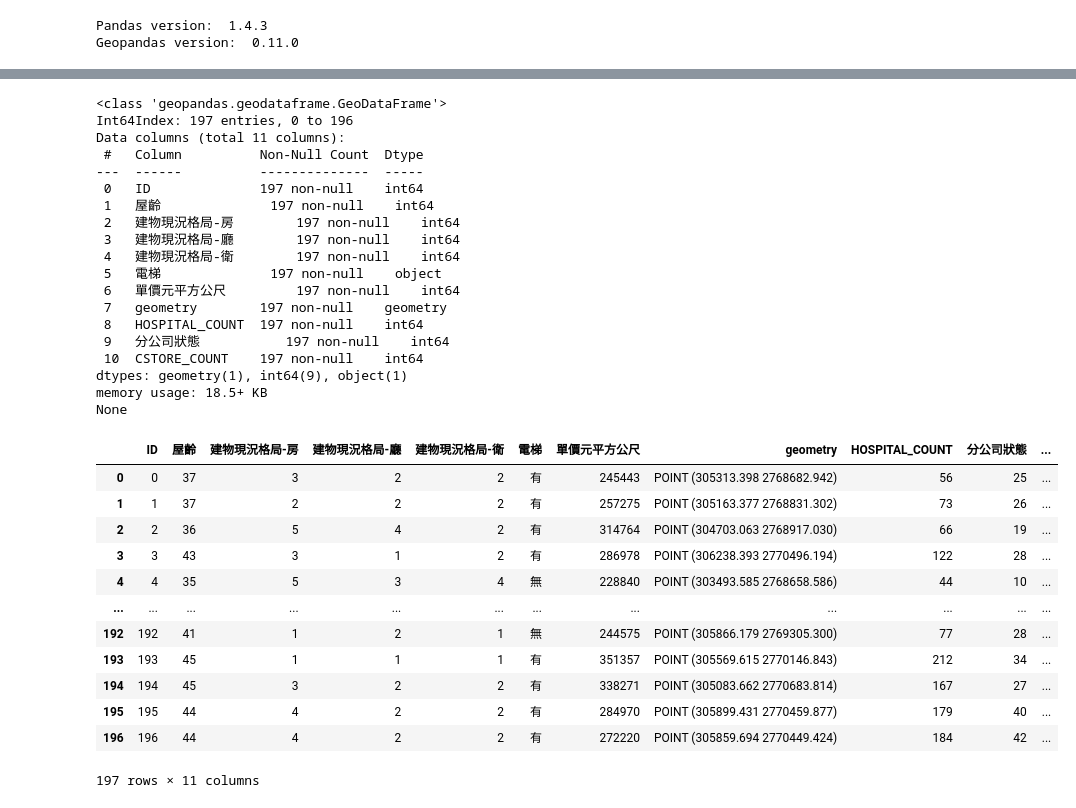
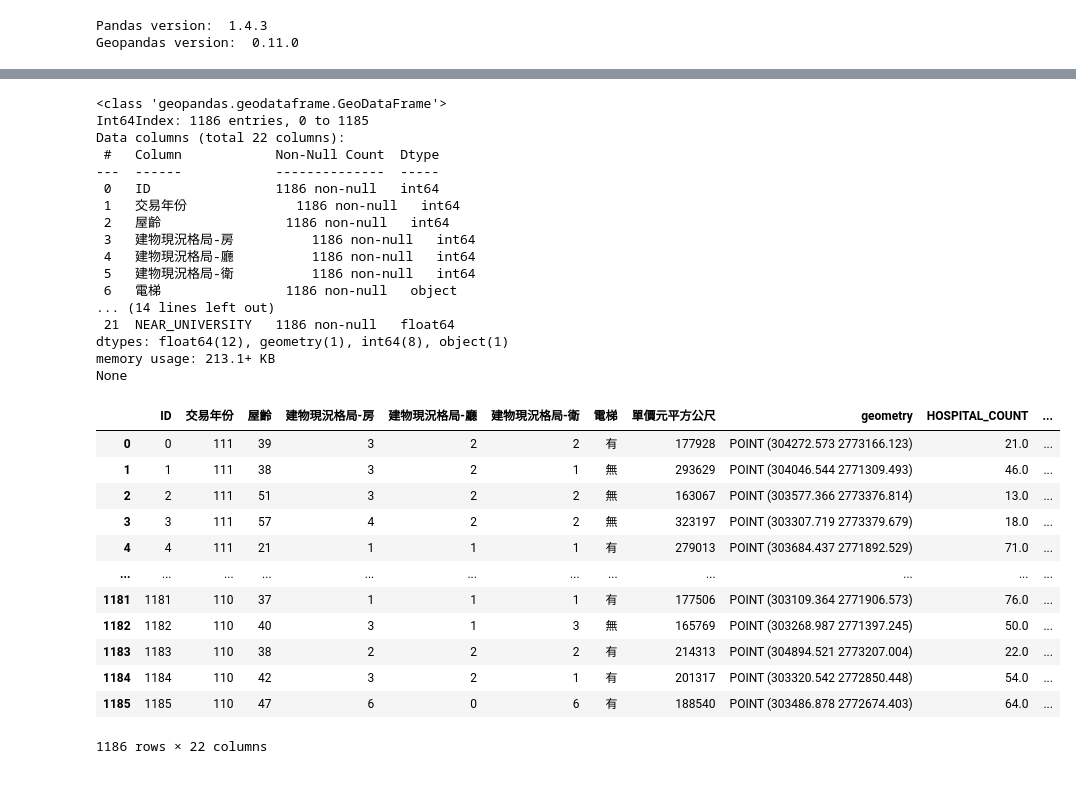
Before and after one commit to tazz7420/house_price_prediction, a Jupyter notebook: preprocessing.ipynb, the cells around one changed output, grey strips where cells are left out. Cells and saved outputs as stored; diff of their text form; code cells hidden in the pictures.

```diff
--- a/preprocessing.ipynb
+++ b/preprocessing.ipynb
@@ -39,7 +96,7 @@ crs = {'init': 'epsg:4326'}
 gf_final = gpd.GeoDataFrame(df_final, crs=crs, geometry=geom)
 gf_final = gf_final.to_crs(epsg=3826)
 gf_final['ID'] = gf_final.index
-gf_final = gf_final[['ID','屋齡','建物現況格局-房','建物現況格局-廳','建物現況格局-衛','電梯','單價元平方公尺','geometry']]
+gf_final = gf_final[['ID','交易年份','屋齡','建物現況格局-房','建物現況格局-廳','建物現況格局-衛','電梯','單價元平方公尺','geometry']]
 gf_final.info()
 gf_final.plot()
 # %% [output]
@@ -67,7 +125,7 @@ crs = {'init': 'epsg:4326'}
 gf_house = gpd.GeoDataFrame(df_house, crs=crs, geometry=geom)
 gf_house = gf_house.to_crs(epsg=3826)
 gf_house['ID'] = gf_house.index
-gf_house = gf_house[['ID','屋齡','建物現況格局-房','建物現況格局-廳','建物現況格局-衛','電梯','單價元平方公尺','geometry']]
+gf_house = gf_house[['ID','交易年份','屋齡','建物現況格局-房','建物現況格局-廳','建物現況格局-衛','電梯','單價元平方公尺','geometry']]
 gf_house.info()
 gf_house.plot()
 # %% [output]
@@ -152,5 +214,5 @@ gf_cstore.plot()
 # %%
-gf_cstore['geometry'] = gf_cstore.buffer(0.001)
-gf_cstore.plot()
+gf_university['geometry'] = gf_university.buffer(0.001)
+gf_university.plot()
 # %% [output]
 <AxesSubplot:>
@@ -158,7 +220,7 @@ gf_cstore.plot()
 # %%
-intersection = gpd.overlay(gf_house_buf,gf_cstore,  how='intersection', keep_geom_type=True)
+intersection = gpd.overlay(gf_house_buf,gf_university,  how='intersection', keep_geom_type=True)
 #intersection['PARKING_AREA'] = intersection['geometry'].area
-intersection_count = intersection.groupby('ID').agg({'分公司名稱':'count'})
+intersection_count = intersection.groupby('ID').agg({'id':'count'})
 #intersection_count = intersection.groupby('ID').agg({'PARKING_AREA':'sum'})
 intersection_count
 # %% [output]
@@ -179,44 +241,42 @@ intersection_count
 # %%
 gf_final = gf_final.merge(intersection_count,how='left', left_on='ID', right_on='ID')
 # %%
-gf_final.rename(columns={'分公司名稱': 'CSTORE_COUNT'}, inplace=True)
-#gf_final.loc[gf_final['NEAR_STATION']>0, 'NEAR_STATION'] = 1
-gf_final['CSTORE_COUNT'] = gf_final['CSTORE_COUNT'].fillna(0)
+gf_final.rename(columns={'id': 'NEAR_UNIVERSITY'}, inplace=True)
+gf_final.loc[gf_final['NEAR_UNIVERSITY']>0, 'NEAR_UNIVERSITY'] = 1
+gf_final['NEAR_UNIVERSITY'] = gf_final['NEAR_UNIVERSITY'].fillna(0)
 print(gf_final.info())
 gf_final
 # %% [output]
 <class 'geopandas.geodataframe.GeoDataFrame'>
-Int64Index: 197 entries, 0 to 196
-Data columns (total 11 columns):
- #   Column          Non-Null Count  Dtype
----  ------          --------------  -----
- 0   ID              197 non-null    int64
- 1   屋齡              197 non-null    int64
- 2   建物現況格局-房        197 non-null    int64
- 3   建物現況格局-廳        197 non-null    int64
- 4   建物現況格局-衛        197 non-null    int64
- 5   電梯              197 non-null    object
- 6   單價元平方公尺         197 non-null    int64
- 7   geometry        197 non-null    geometry
- 8   HOSPITAL_COUNT  197 non-null    int64
- 9   分公司狀態           197 non-null    int64
- 10  CSTORE_COUNT    197 non-null    int64
-dtypes: geometry(1), int64(9), object(1)
-memory usage: 18.5+ KB
+Int64Index: 1186 entries, 0 to 1185
+Data columns (total 22 columns):
+ #   Column            Non-Null Count  Dtype
+---  ------            --------------  -----
+ 0   ID                1186 non-null   int64
+ 1   交易年份              1186 non-null   int64
+ 2   屋齡                1186 non-null   int64
+ 3   建物現況格局-房          1186 non-null   int64
+ 4   建物現況格局-廳          1186 non-null   int64
+ 5   建物現況格局-衛          1186 non-null   int64
+ 6   電梯                1186 non-null   object
+... (14 lines left out)
+ 21  NEAR_UNIVERSITY   1186 non-null   float64
+dtypes: float64(12), geometry(1), int64(8), object(1)
+memory usage: 213.1+ KB
 None
-|  | ID | 屋齡 | 建物現況格局-房 | 建物現況格局-廳 | 建物現況格局-衛 | 電梯 | 單價元平方公尺 | geometry | HOSPITAL_COUNT | 分公司狀態 | ... |
-| 0 | 0 | 37 | 3 | 2 | 2 | 有 | 245443 | POINT (305313.398 2768682.942) | 56 | 25 | ... |
-| 1 | 1 | 37 | 2 | 2 | 2 | 有 | 257275 | POINT (305163.377 2768831.302) | 73 | 26 | ... |
-| 2 | 2 | 36 | 5 | 4 | 2 | 有 | 314764 | POINT (304703.063 2768917.030) | 66 | 19 | ... |
-| 3 | 3 | 43 | 3 | 1 | 2 | 有 | 286978 | POINT (306238.393 2770496.194) | 122 | 28 | ... |
-| 4 | 4 | 35 | 5 | 3 | 4 | 無 | 228840 | POINT (303493.585 2768658.586) | 44 | 10 | ... |
+|  | ID | 交易年份 | 屋齡 | 建物現況格局-房 | 建物現況格局-廳 | 建物現況格局-衛 | 電梯 | 單價元平方公尺 | geometry | HOSPITAL_COUNT | ... |
+| 0 | 0 | 111 | 39 | 3 | 2 | 2 | 有 | 177928 | POINT (304272.573 2773166.123) | 21.0 | ... |
+| 1 | 1 | 111 | 38 | 3 | 2 | 1 | 無 | 293629 | POINT (304046.544 2771309.493) | 46.0 | ... |
+| 2 | 2 | 111 | 51 | 3 | 2 | 2 | 無 | 163067 | POINT (303577.366 2773376.814) | 13.0 | ... |
+| 3 | 3 | 111 | 57 | 4 | 2 | 2 | 無 | 323197 | POINT (303307.719 2773379.679) | 18.0 | ... |
+| 4 | 4 | 111 | 21 | 1 | 1 | 1 | 有 | 279013 | POINT (303684.437 2771892.529) | 71.0 | ... |
 | ... | ... | ... | ... | ... | ... | ... | ... | ... | ... | ... | ... |
-| 192 | 192 | 41 | 1 | 2 | 1 | 無 | 244575 | POINT (305866.179 2769305.300) | 77 | 28 | ... |
-| 193 | 193 | 45 | 1 | 1 | 1 | 有 | 351357 | POINT (305569.615 2770146.843) | 212 | 34 | ... |
-| 194 | 194 | 45 | 3 | 2 | 2 | 有 | 338271 | POINT (305083.662 2770683.814) | 167 | 27 | ... |
-| 195 | 195 | 44 | 4 | 2 | 2 | 有 | 284970 | POINT (305899.431 2770459.877) | 179 | 40 | ... |
-| 196 | 196 | 44 | 4 | 2 | 2 | 有 | 272220 | POINT (305859.694 2770449.424) | 184 | 42 | ... |
+| 1181 | 1181 | 110 | 37 | 1 | 1 | 1 | 有 | 177506 | POINT (303109.364 2771906.573) | 76.0 | ... |
+| 1182 | 1182 | 110 | 40 | 3 | 1 | 3 | 無 | 165769 | POINT (303268.987 2771397.245) | 50.0 | ... |
+| 1183 | 1183 | 110 | 38 | 2 | 2 | 2 | 有 | 214313 | POINT (304894.521 2773207.004) | 22.0 | ... |
+| 1184 | 1184 | 110 | 42 | 3 | 2 | 1 | 有 | 201317 | POINT (303320.542 2772850.448) | 54.0 | ... |
+| 1185 | 1185 | 110 | 47 | 6 | 0 | 6 | 有 | 188540 | POINT (303486.878 2772674.403) | 64.0 | ... |
-197 rows × 11 columns
+1186 rows × 22 columns
 # %%
 gf_final.loc[gf_final['電梯']=='有', '電梯'] = 1
 gf_final.loc[gf_final['電梯']=='無', '電梯'] = 0
```
Also changed, not shown: parts of 13 cells of this notebook, 10 other files.
